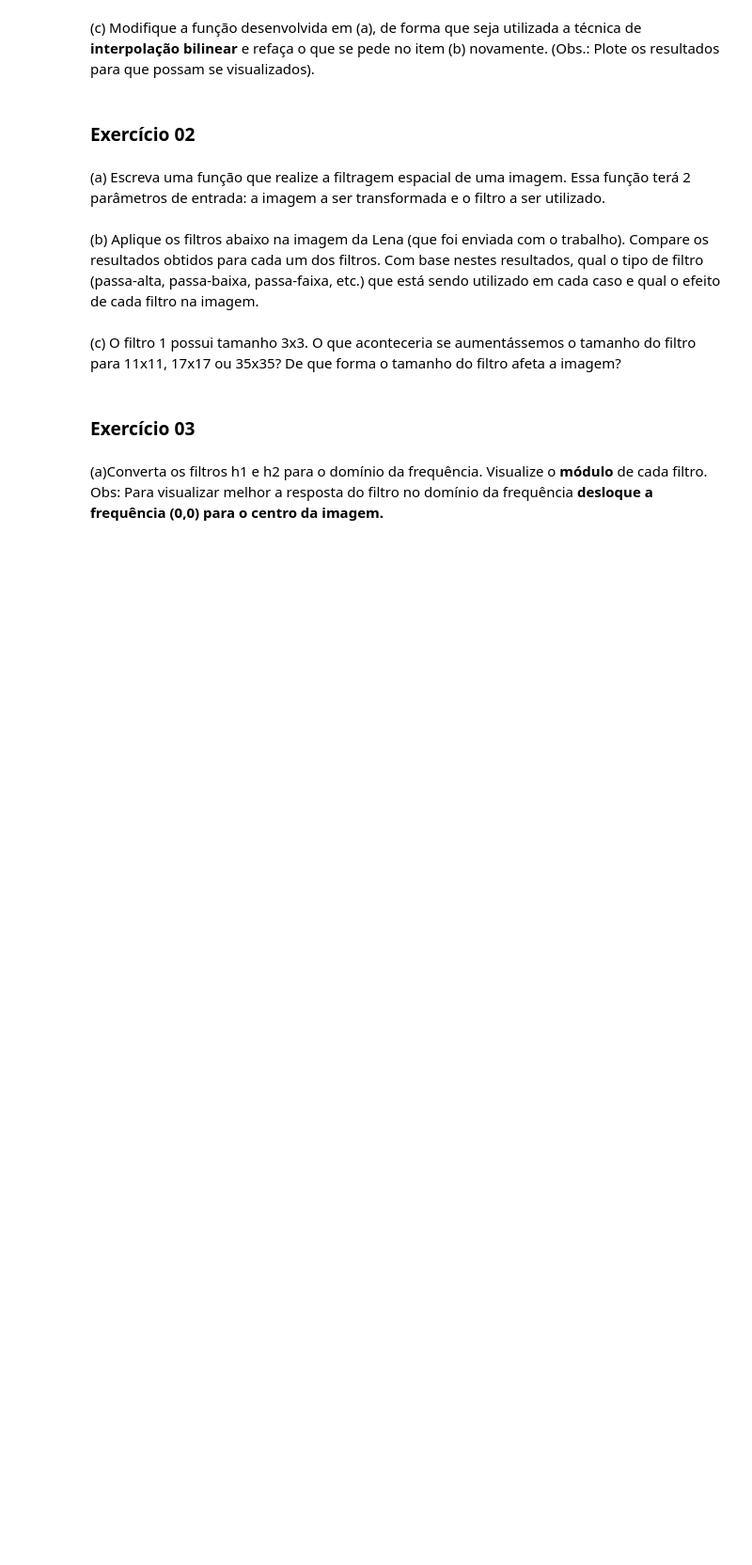
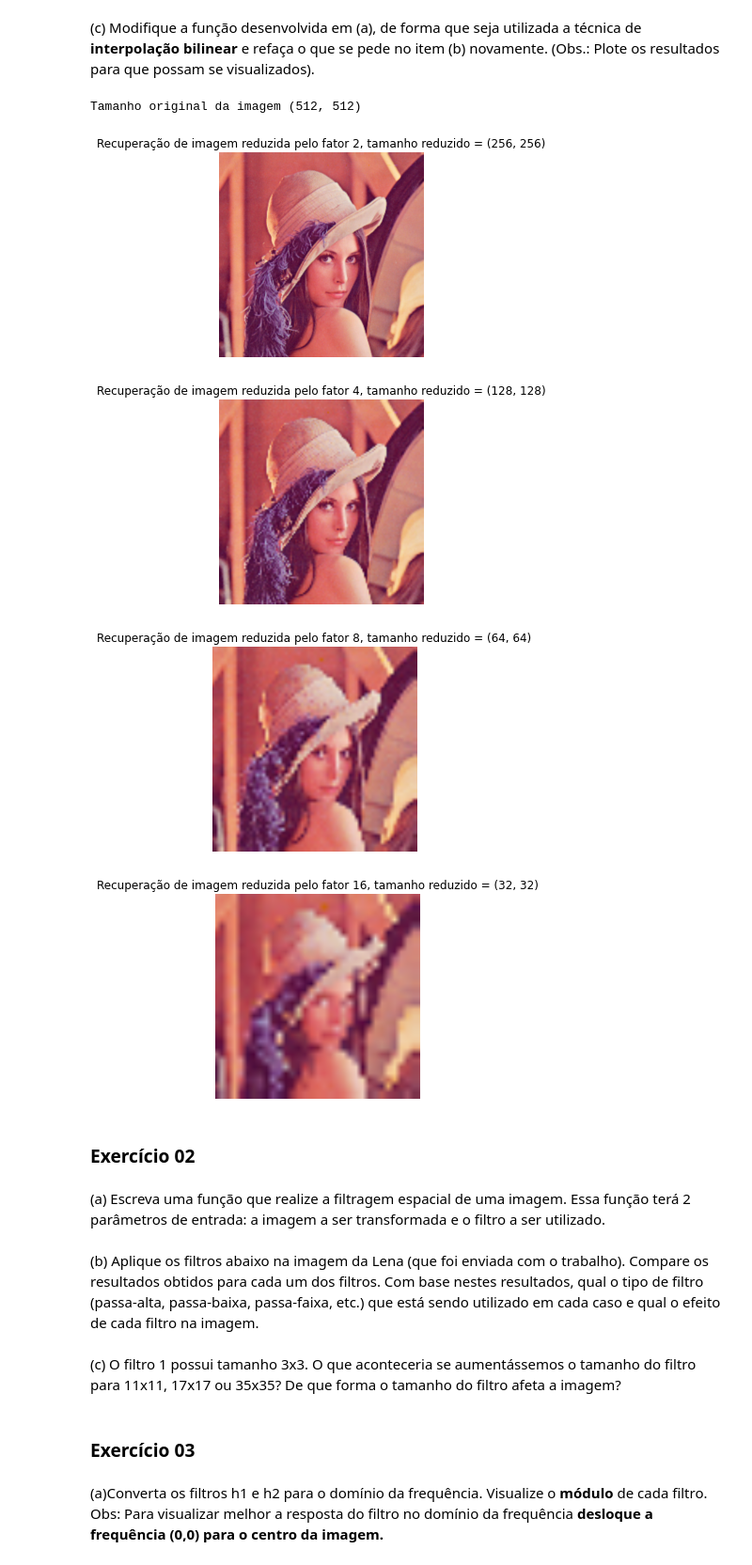
Before and after one commit to boa50/visao-computacional, a Jupyter notebook: atividade01/parteA/atividade01-parteA.ipynb, the cells around one changed output. Shown at 94% size. Saved outputs shown, nothing was run; the diff lists cells and outputs as text; code cells hidden in the pictures; blank space fills up the shorter version.

```diff
--- a/atividade01/parteA/atividade01-parteA.ipynb
+++ b/atividade01/parteA/atividade01-parteA.ipynb
@@ -8,0 +36,12 @@ leitua no disco e o fator n. Para aumento da resolução utilize a técnica do *
+# %%
+def interpolate_neighbors(img, size_new, fator, method='vectorized'):
+    row_positions = (np.ceil((np.arange(size_new[0]) + 1) / fator) - 1).astype(int)
+    col_positions = (np.ceil((np.arange(size_new[1]) + 1) / fator) - 1).astype(int)
+
+    if method == 'vectorized':
+        return interpolate_neighbors_vectorized(row_positions, col_positions, img)
+    elif method == 'loop':
+        return interpolate_neighbors_loop(size_new, row_positions, col_positions, img)
+    else:
+        print('Método não disponível')
+        return
@@ -19,3 +136,21 @@ resultados para que possam se visualizados).
+# %%
+img_reduzidas = []
+
+print(f'Tamanho original da imagem {imread(img_path).shape[:2]}')
+
+for fator in fatores:
+    fator = 1/fator
+    img_reduzidas.append(mudanca_resolucao_path(img_path, fator, 'bilinear'))
+
+for fator, img in zip(fatores, img_reduzidas):
+    img_aumentada = mudanca_resolucao(img, fator, 'bilinear')
+    show_img(img_aumentada, title=f'Recuperação de imagem reduzida pelo fator {fator}, tamanho reduzido = {img.shape[:2]}')
+# %% [output]
+Tamanho original da imagem (512, 512)
+[figure, added]
+[figure, added]
+[figure, added]
+[figure, added]
 # %% [markdown]
 ### Exercício 02
 # %% [markdown]
```
Also changed, not shown: parts of 10 cells of this notebook, 1 other file.
